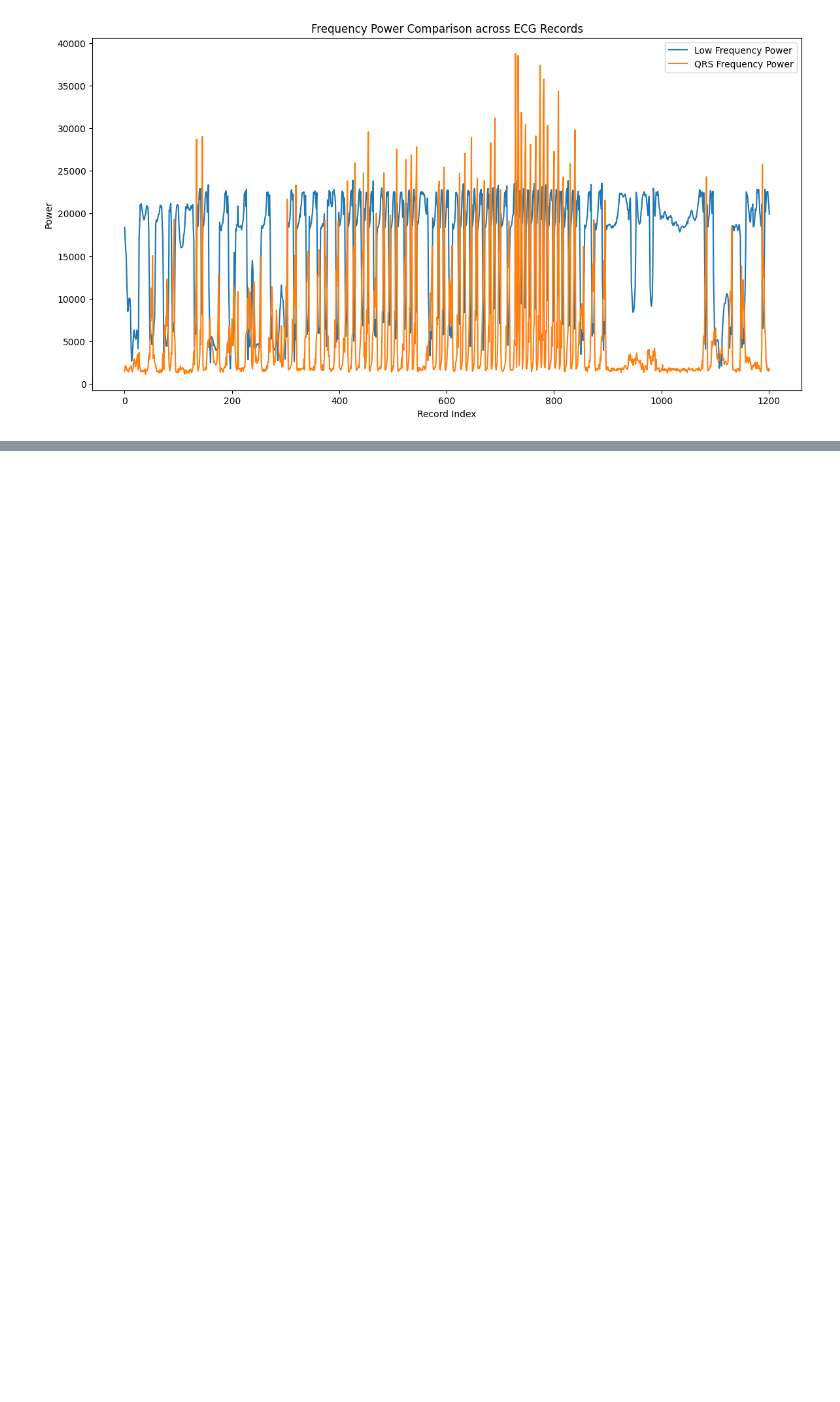
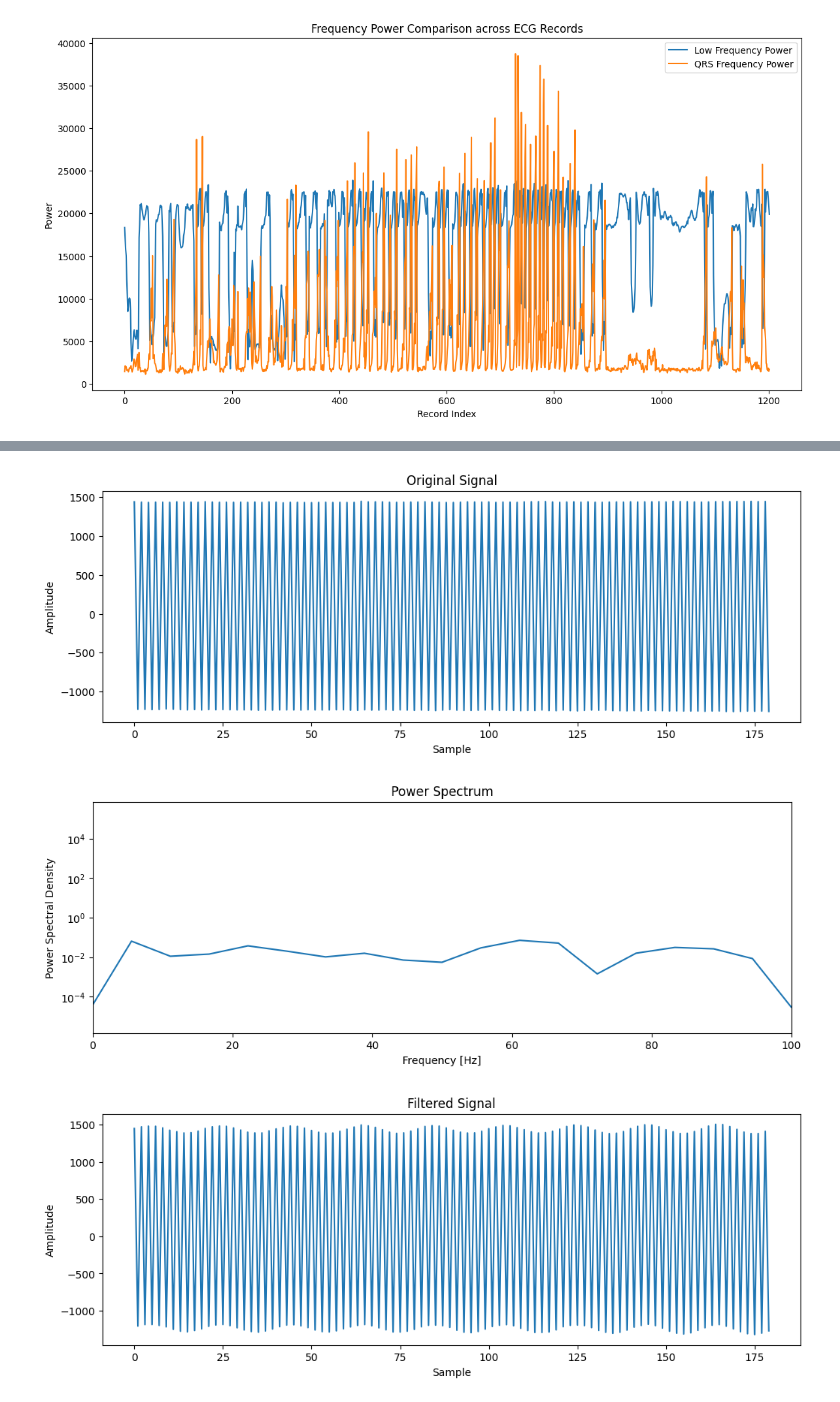
Before and after one commit to jiulong15/comp90051, a Jupyter notebook: code/waveFeature_extraction.ipynb, the cells around one changed output, grey strips where cells are left out. Saved outputs shown, nothing was run; the diff lists cells and outputs as text; code cells hidden in the pictures; blank space fills up the shorter version.

```diff
--- a/code/waveFeature_extraction.ipynb
+++ b/code/waveFeature_extraction.ipynb
@@ -225,15 +151,0 @@ plt.show()
-# %%
-data = ECG['binwave'].iloc[0]
-
-
-n = len(data)
-t = np.arange(0, n/180, 1/180)
-
-
-plt.figure(figsize=(10, 4))
-plt.plot(t, data)
-plt.title('ECG Trace for 1 second')
-plt.xlabel('Time (seconds)')
-plt.ylabel('Voltage (mV)')
-plt.grid(True)
-plt.show()
@@ -259,0 +229,64 @@ SyntaxError: invalid syntax (3970410081.py, line 11)
+# %%
+import numpy as np
+import matplotlib.pyplot as plt
+from scipy.signal import welch, iirnotch, filtfilt
+from scipy.fft import fft, fftfreq
+
+# 您提供的数据
+data = [1439, -1229, 1436, -1229, 1432, -1232, 1435, -1231, 1435, -1223, 1433, -1227, 1439, -1232, 1436, -1236, 1435, -1231, 1434, -1237, 1441, -1232, 1436, -1234, 1434, -1232, 1435, -1234, 1433, -1236, 1435, -1236, 1433, -1236, 1436, -1240, 1432, -1238, 1438, -1238, 1435, -1236, 1427, -1236, 1433, -1236, 1433, -1238, 1431, -1234, 1429, -1236, 1432, -1237, 1434, -1236, 1431, -1234, 1433, -1235, 1431, -1239, 1432, -1241, 1446, -1235, 1439, -1238, 1439, -1238, 1439, -1234, 1434, -1240, 1433, -1236, 1435, -1238, 1436, -1241, 1437, -1238, 1440, -1241, 1435, -1244, 1434, -1239, 1431, -1232, 1431, -1239, 1435, -1242, 1439, -1242, 1437, -1240, 1436, -1237, 1438, -1234, 1432, -1242, 1436, -1240, 1435, -1241, 1433, -1246, 1439, -1242, 1440, -1243, 1442, -1237, 1443, -1244, 1437, -1246, 1433, -1238, 1437, -1245, 1439, -1249, 1435, -1242, 1439, -1237, 1434, -1240, 1434, -1239, 1436, -1245, 1438, -1246, 1436, -1248, 1439, -1245, 1437, -1250, 1439, -1241, 1439, -1245, 1441, -1246, 1438, -1249, 1445, -1248, 1442, -1251, 1441, -1250, 1438, -1250, 1436, -1254, 1438, -1250, 1441, -1250, 1442, -1256, 1441, -1257, 1443, -1255, 1444, -1251, 1445, -1253, 1442, -1251, 1444, -1255]
+
+# 假设采样率为1000Hz（需要根据实际情况调整）
+fs = 1000
+
+# 绘制原始信号
+plt.figure(figsize=(12, 4))
+plt.plot(data)
+plt.title('Original Signal')
+plt.xlabel('Sample')
+plt.ylabel('Amplitude')
+plt.show()
+
+# 频谱分析
+f, Pxx = welch(data, fs, nperseg=1024)
+plt.figure(figsize=(12, 4))
+plt.semilogy(f, Pxx)
+plt.title('Power Spectrum')
+plt.xlabel('Frequency [Hz]')
+plt.ylabel('Power Spectral Density')
+plt.xlim(0, 100)  # 只显示0-100Hz的频谱
+plt.show()
+
+# 应用50Hz陷波滤波器
+f0 = 50.0  # 陷波频率
+Q = 30.0  # 品质因数
+b, a = iirnotch(f0, Q, fs)
+filtered_data = filtfilt(b, a, data)
+
+# 绘制滤波后的信号
+plt.figure(figsize=(12, 4))
+plt.plot(filtered_data)
+plt.title('Filtered Signal')
+plt.xlabel('Sample')
+plt.ylabel('Amplitude')
+plt.show()
+
+# 比较滤波前后的频谱
+f_filtered, Pxx_filtered = welch(filtered_data, fs, nperseg=1024)
+plt.figure(figsize=(12, 4))
+plt.semilogy(f, Pxx, label='Original')
+plt.semilogy(f_filtered, Pxx_filtered, label='Filtered')
+plt.title('Power Spectrum Comparison')
+plt.xlabel('Frequency [Hz]')
+plt.ylabel('Power Spectral Density')
+plt.xlim(0, 100)
+plt.legend()
+plt.show()
+
+print("Original data mean:", np.mean(data))
+print("Filtered data mean:", np.mean(filtered_data))
+print("Original data std:", np.std(data))
+print("Filtered data std:", np.std(filtered_data))
+# %% [output]
+[figure, added]
+[figure, added]
+[figure, added]
```
Also changed, not shown: parts of 11 cells of this notebook, 2 other files.
